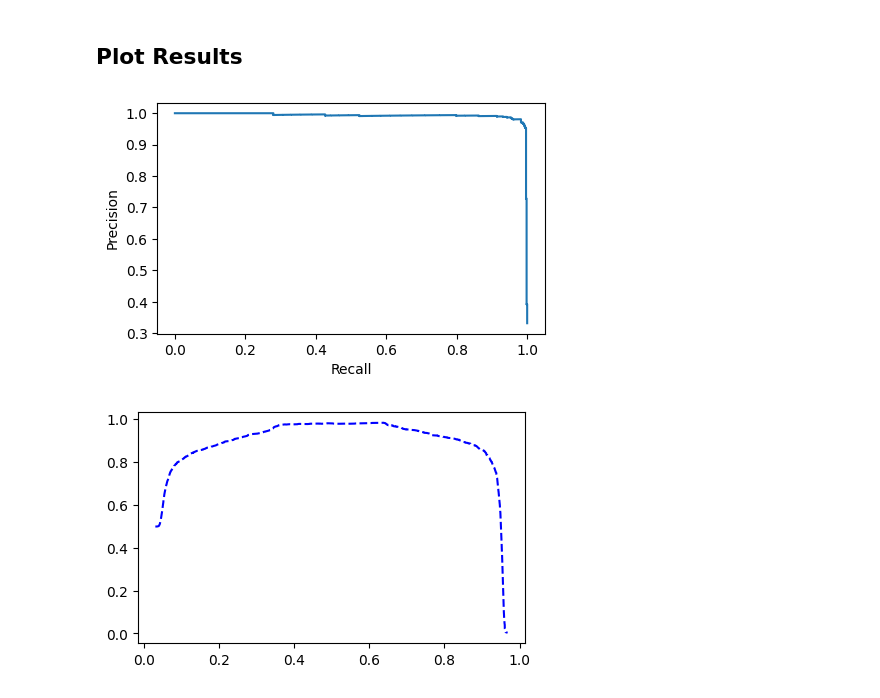
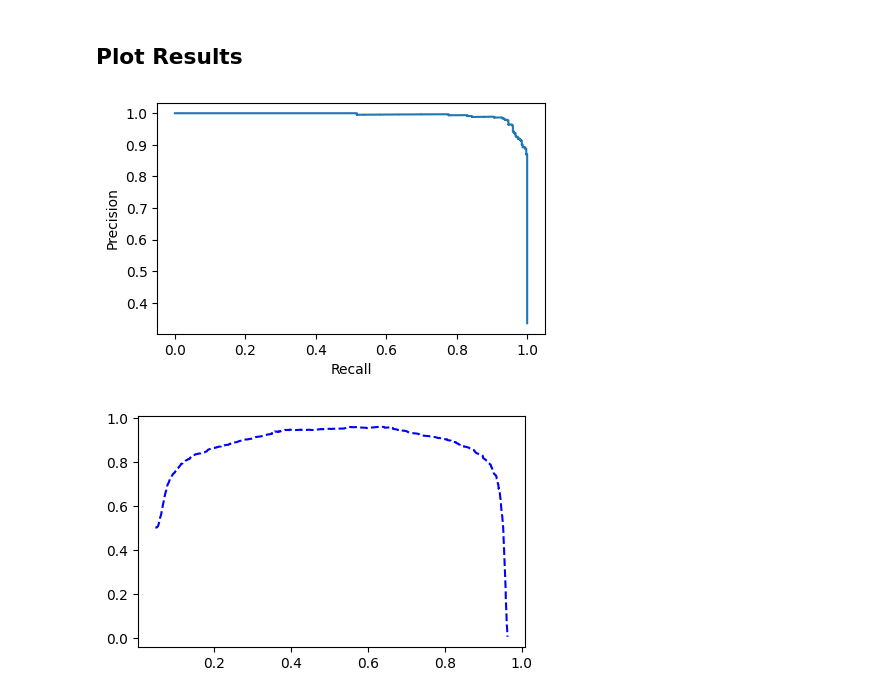
Before and after one commit to unicef/giga-global-school-mapping, a Jupyter notebook: notebooks/05_model_evaluation.ipynb, the cells around one changed output. Drawn from its saved outputs; the diff is of its cells as text; code cells hidden in the pictures.

```diff
--- a/notebooks/05_model_evaluation.ipynb
+++ b/notebooks/05_model_evaluation.ipynb
@@ -22,8 +22,8 @@ from utils import model_utils
 # %% [markdown]
 ## Load Config Files
 # %%
-iso_code = "SEN"
-data_config_file = os.path.join(os.getcwd(), "configs/data_configs/data_config_ISO_AS.yaml")
+iso_code = "AF"
+data_config_file = os.path.join(os.getcwd(), "configs/data_configs/data_config_ISO_AF.yaml")
 config_file = os.path.join(os.getcwd(), "configs/best_models.yaml")
 data_config = config_utils.load_config(data_config_file)
 config = config_utils.create_config(config_file)
@@ -49,7 +49,7 @@ val_results = eval_utils.evaluate(
     y_prob=val_output["y_probs"],
     pos_label=1,
     neg_label=0,
-    beta=2
+    beta=1
 )
 test_results = eval_utils.evaluate(
     y_true=test_output["y_true"],
@@ -57,7 +57,7 @@ test_results = eval_utils.evaluate(
     y_prob=test_output["y_probs"],
     pos_label=1,
     neg_label=0,
-    beta=2,
+    beta=1,
     optim_threshold=val_results["optim_threshold"]
 )
-test_results;
+test_results
@@ -134,15 +118,15 @@ disp = PrecisionRecallDisplay(
 )
 disp.plot(ax=ax);
 # %% [output]
-[figure, old version]
+[figure, new version]
 # %%
 _, test_fscores = eval_utils.get_optimal_threshold(
     test_results['precision_scores_'],
     test_results['recall_scores_'],
-    test_results['pr_thresholds'],
+    test_results['thresholds_'],
     beta=1
 )
 fig, ax = plt.subplots(figsize=(5, 3))
-ax.plot(test_results['pr_thresholds'], test_fscores[:-1], "b--");
+ax.plot(test_results['thresholds_'], test_fscores[:-1], "b--");
 # %% [output]
-[figure, old version]
+[figure, new version]
```
Also changed, not shown: parts of 11 cells of this notebook, 6 other files.
